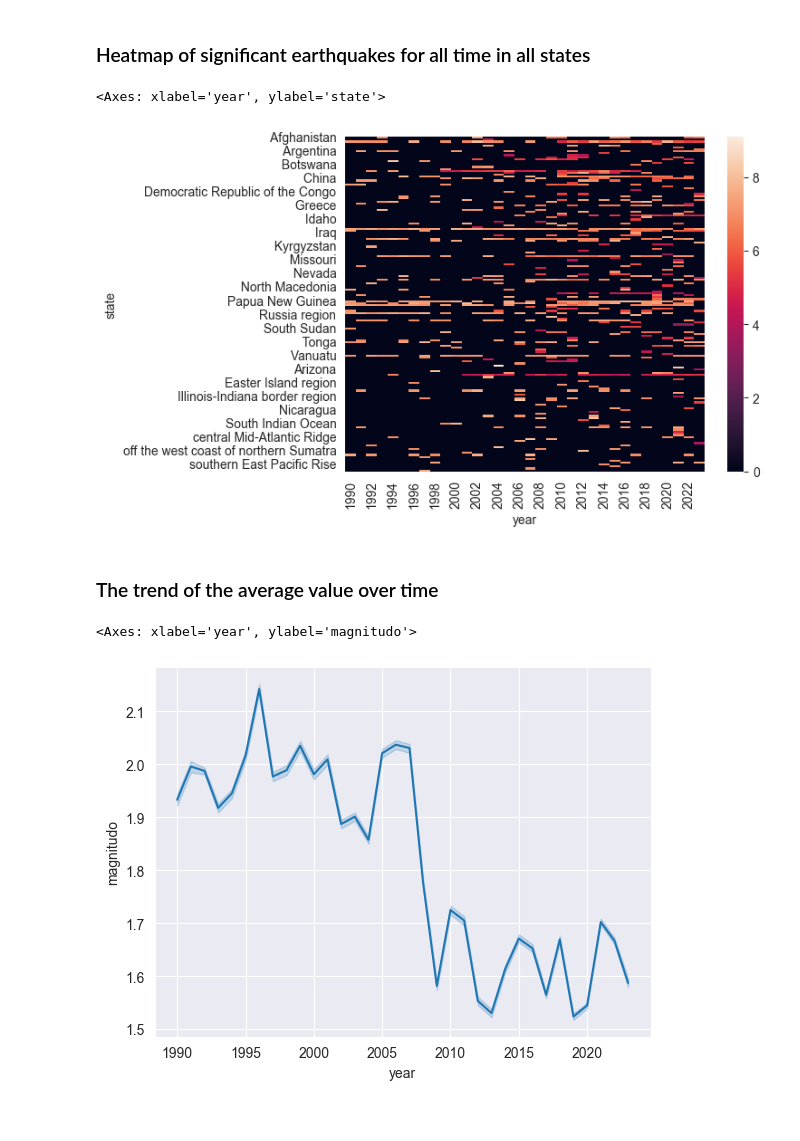
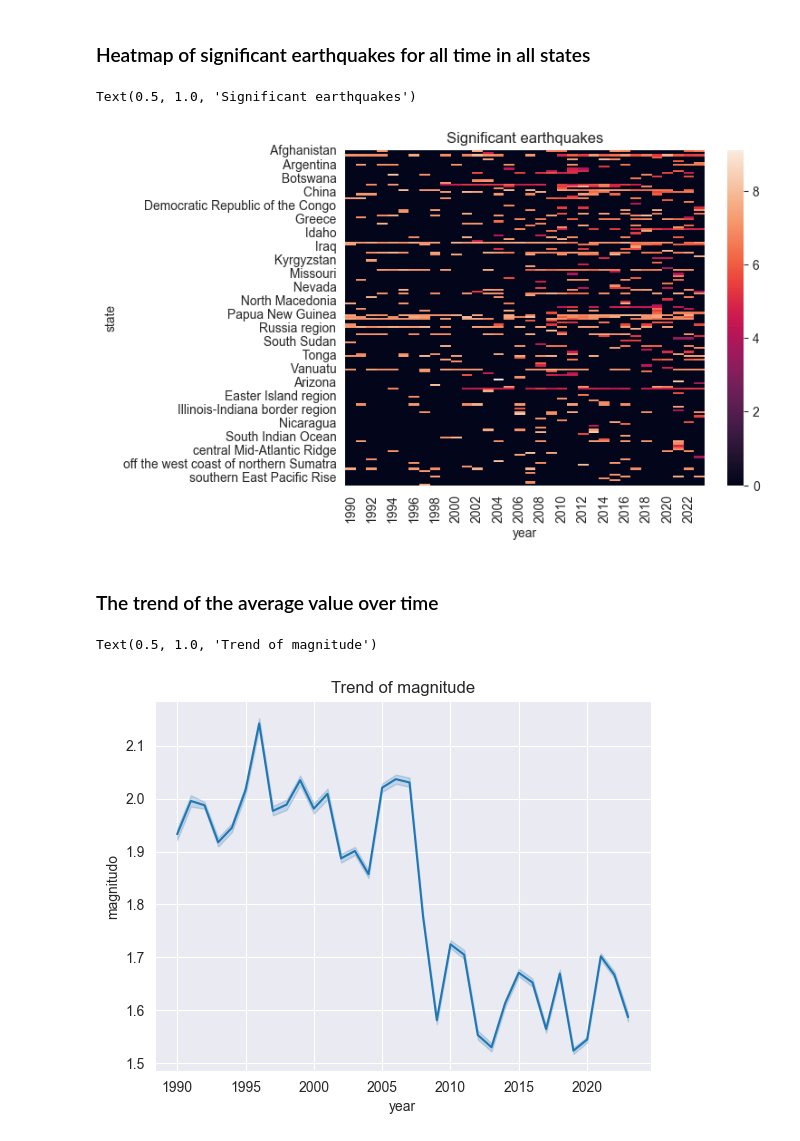
Before and after one commit to DenisIndenbom/DSBA-analytical-project, a Jupyter notebook: project.ipynb, the cells around one changed output. Cells and saved outputs as stored; diff of their text form; code cells hidden in the pictures.

```diff
--- a/project.ipynb
+++ b/project.ipynb
@@ -218,15 +227,20 @@ sns.scatterplot(data=df, y='significance', x='magnitudo')
 # %% [markdown]
 ### Heatmap of significant earthquakes for all time in all states
 # %%
-sns.heatmap(df[['state', 'year', 'magnitudo']][df['significance'] > df['significance'].max() // 4].pivot_table(index='state', columns='year', values='magnitudo', fill_value=0))
+sns.heatmap(
+    df[['state', 'year', 'magnitudo']][df['significance'] > df['significance'].max() // 4].pivot_table(index='state',
+                                                                                                       columns='year',
+                                                                                                       values='magnitudo',
+                                                                                                       fill_value=0)).set_title(
+    'Significant earthquakes')
 # %% [output]
-<Axes: xlabel='year', ylabel='state'>
+Text(0.5, 1.0, 'Significant earthquakes')
-[figure, old version]
+[figure, new version]
 # %% [markdown]
 ### The trend of the average value over time
 # %%
-sns.lineplot(data=df, x='year', y='magnitudo')
+sns.lineplot(data=df, x='year', y='magnitudo').set_title('Trend of magnitude')
 # %% [output]
-<Axes: xlabel='year', ylabel='magnitudo'>
+Text(0.5, 1.0, 'Trend of magnitude')
-[figure, old version]
+[figure, new version]
 # %%
```
Also changed, not shown: parts of 13 cells of this notebook.
